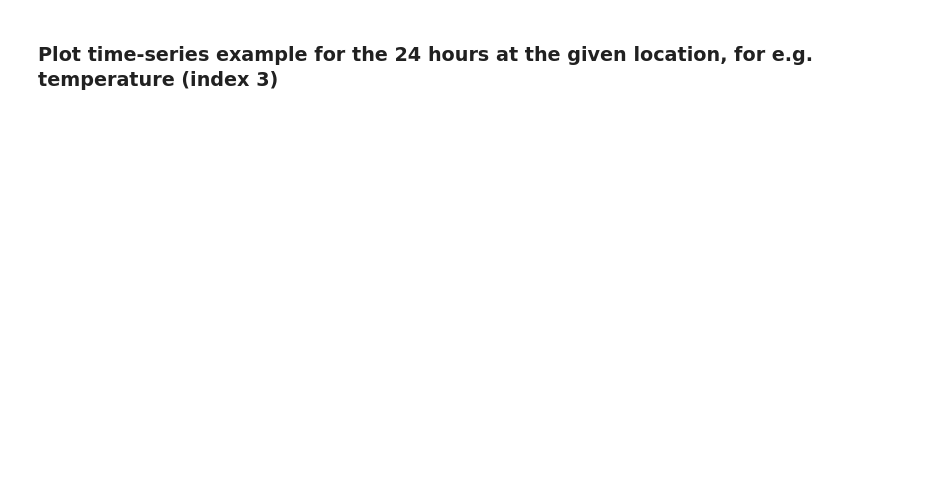
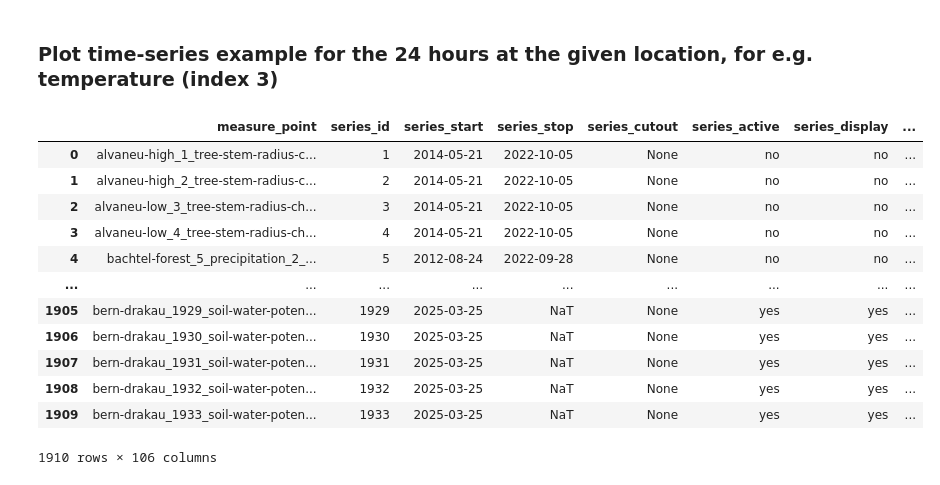
Before and after one commit to treenet/treenetai, a Jupyter notebook: task_scripts/cosmo_data.ipynb, the cells around one changed output. Cells and saved outputs as stored; diff of their text form; code cells hidden in the pictures; blank space fills up the shorter version.

Commit message:
raw data tools updated

```diff
--- a/task_scripts/cosmo_data.ipynb
+++ b/task_scripts/cosmo_data.ipynb
@@ -222,0 +207,21 @@ fig.show()
+# %%
+meta = pd.read_pickle("/storage/lukovic/Data/FORWARDS/treenet/server_data/metadata_all.pkl")
+meta_temperature_l0 = pd.read_pickle("/storage/lukovic/Data/FORWARDS/treenet/server_data/metadata_data_all_l0_temperature.pkl")
+meta_temperature_l1 = pd.read_pickle("/storage/lukovic/Data/FORWARDS/treenet/server_data/metadata_data_all_l1_temperature.pkl")
+meta_humidity_l0 = pd.read_pickle("/storage/lukovic/Data/FORWARDS/treenet/server_data/metadata_data_all_l0_humidity.pkl")
+meta_humidity_l1 = pd.read_pickle("/storage/lukovic/Data/FORWARDS/treenet/server_data/metadata_data_all_l1_humidity.pkl")
+meta
+# %% [output]
+|  | measure_point | series_id | series_start | series_stop | series_cutout | series_active | series_display | ... |
+| 0 | alvaneu-high_1_tree-stem-radius-c... | 1 | 2014-05-21 | 2022-10-05 | None | no | no | ... |
+| 1 | alvaneu-high_2_tree-stem-radius-c... | 2 | 2014-05-21 | 2022-10-05 | None | no | no | ... |
+| 2 | alvaneu-low_3_tree-stem-radius-ch... | 3 | 2014-05-21 | 2022-10-05 | None | no | no | ... |
+| 3 | alvaneu-low_4_tree-stem-radius-ch... | 4 | 2014-05-21 | 2022-10-05 | None | no | no | ... |
+| 4 | bachtel-forest_5_precipitation_2_... | 5 | 2012-08-24 | 2022-09-28 | None | no | no | ... |
+| ... | ... | ... | ... | ... | ... | ... | ... | ... |
+| 1905 | bern-drakau_1929_soil-water-poten... | 1929 | 2025-03-25 | NaT | None | yes | yes | ... |
+| 1906 | bern-drakau_1930_soil-water-poten... | 1930 | 2025-03-25 | NaT | None | yes | yes | ... |
+| 1907 | bern-drakau_1931_soil-water-poten... | 1931 | 2025-03-25 | NaT | None | yes | yes | ... |
+| 1908 | bern-drakau_1932_soil-water-poten... | 1932 | 2025-03-25 | NaT | None | yes | yes | ... |
+| 1909 | bern-drakau_1933_soil-water-poten... | 1933 | 2025-03-25 | NaT | None | yes | yes | ... |
+1910 rows × 106 columns
```
Also changed, not shown: parts of 14 cells of this notebook, 8 other files.
